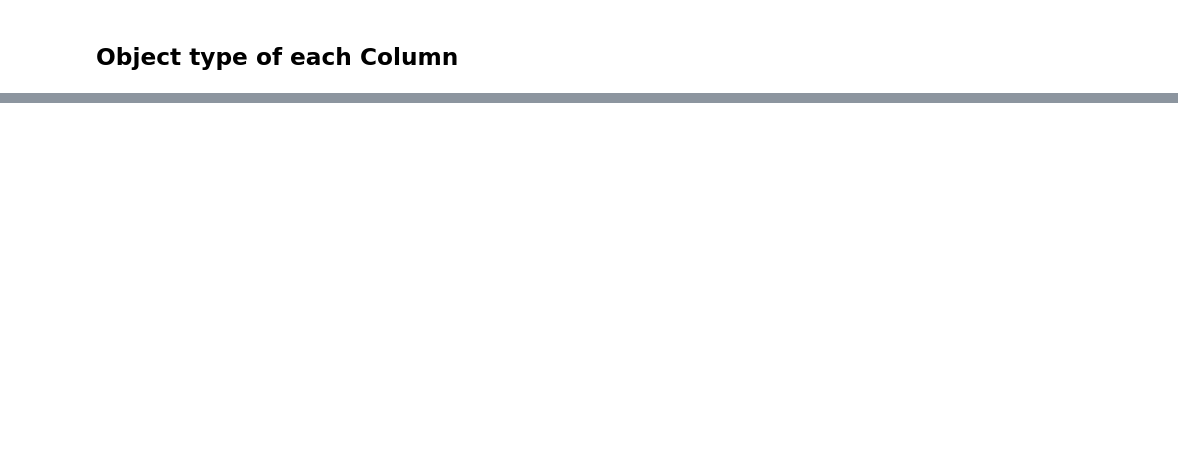
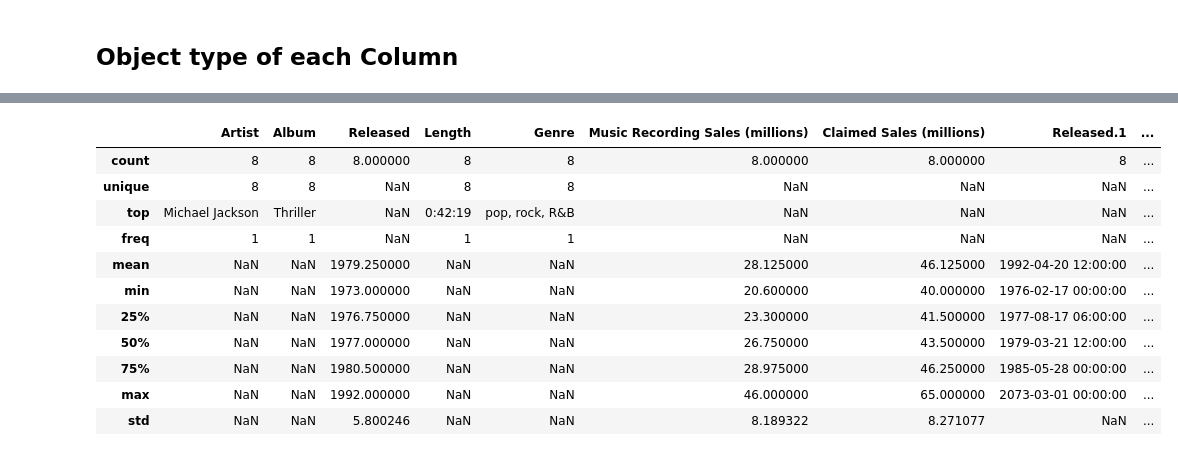
Before and after one commit to uzairafridi00/machine-learning, a Jupyter notebook: Dice Camp Course/Python_WorkShop/Pandas Basics.ipynb, the cells around one changed output, grey strips where cells are left out. Saved outputs shown, nothing was run; the diff lists cells and outputs as text; code cells hidden in the pictures; blank space fills up the shorter version.

```diff
--- a/Dice Camp Course/Python_WorkShop/Pandas Basics.ipynb
+++ b/Dice Camp Course/Python_WorkShop/Pandas Basics.ipynb
@@ -24,6 +24,15 @@ dataframe = dataset
 ### **importing dataset**
 # %%
 import pandas as pd
+# %%
+pd.set_option('display.max_rows', None)  # Show all rows
+pd.set_option('display.max_columns', None)  # Show all columns
+pd.set_option('display.width', None)  # Disable line wrapping
+pd.set_option('display.max_colwidth', None)  # Show full column width
+# %%
+# Set display options
+pd.set_option('display.float_format', '{:.6f}'.format)  # To display floats without scientific notation
+pd.set_option('display.max_columns', None)  # To display all columns
 # %%
 # read dataset
 df = pd.read_csv("TopSellingAlbums.csv")
@@ -283,2 +296,4 @@ import datetime as dt
 # %% [markdown]
 ## Dropping Column
+# %%
+df.drop(['New Artist', 'new_col', 'Month'], axis=1, inplace=True)
@@ -286,0 +362,15 @@ import datetime as dt
+# %%
+df.describe(include='all')
+# %% [output]
+|  | Artist | Album | Released | Length | Genre | Music Recording Sales (millions) | Claimed Sales (millions) | Released.1 | ... |
+| count | 8 | 8 | 8.000000 | 8 | 8 | 8.000000 | 8.000000 | 8 | ... |
+| unique | 8 | 8 | NaN | 8 | 8 | NaN | NaN | NaN | ... |
+| top | Michael Jackson | Thriller | NaN | 0:42:19 | pop, rock, R&B | NaN | NaN | NaN | ... |
+| freq | 1 | 1 | NaN | 1 | 1 | NaN | NaN | NaN | ... |
+| mean | NaN | NaN | 1979.250000 | NaN | NaN | 28.125000 | 46.125000 | 1992-04-20 12:00:00 | ... |
+| min | NaN | NaN | 1973.000000 | NaN | NaN | 20.600000 | 40.000000 | 1976-02-17 00:00:00 | ... |
+| 25% | NaN | NaN | 1976.750000 | NaN | NaN | 23.300000 | 41.500000 | 1977-08-17 06:00:00 | ... |
+| 50% | NaN | NaN | 1977.000000 | NaN | NaN | 26.750000 | 43.500000 | 1979-03-21 12:00:00 | ... |
+| 75% | NaN | NaN | 1980.500000 | NaN | NaN | 28.975000 | 46.250000 | 1985-05-28 00:00:00 | ... |
+| max | NaN | NaN | 1992.000000 | NaN | NaN | 46.000000 | 65.000000 | 2073-03-01 00:00:00 | ... |
+| std | NaN | NaN | 5.800246 | NaN | NaN | 8.189322 | 8.271077 | NaN | ... |
```
Also changed, not shown: parts of 45 cells of this notebook, 1 other file.
